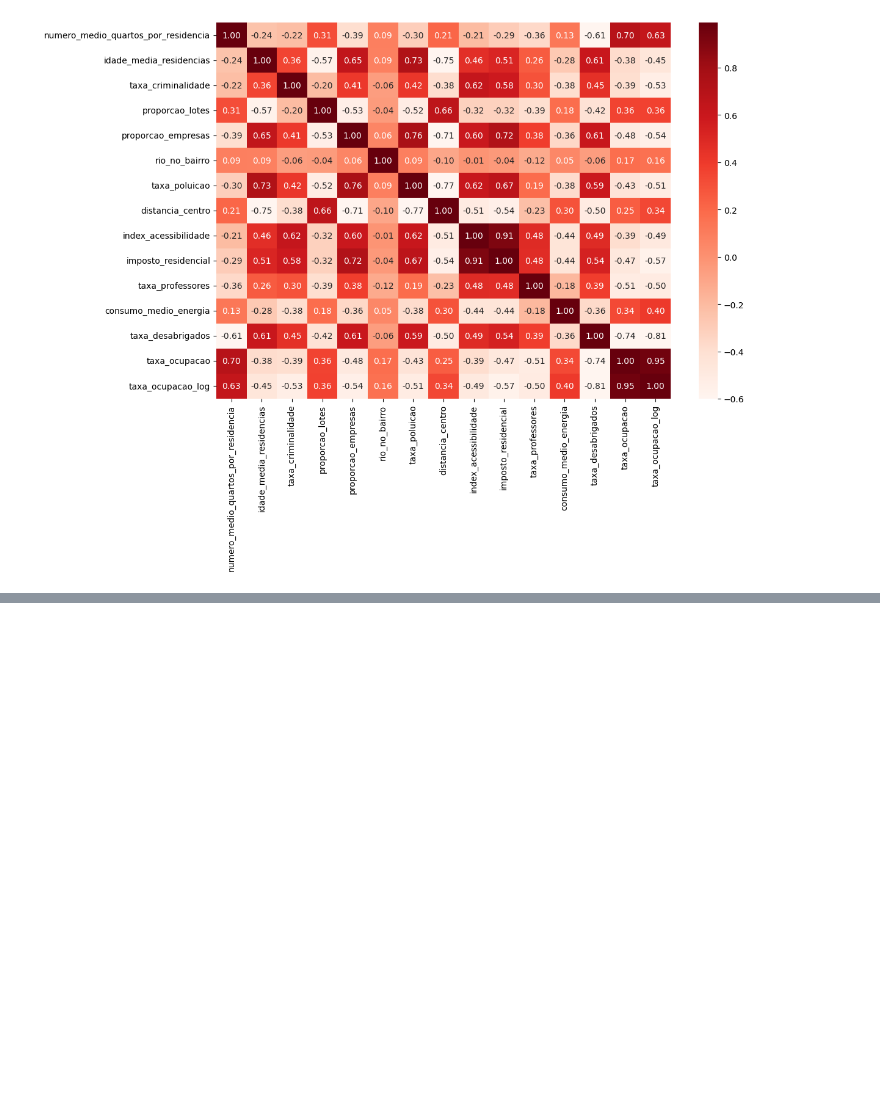
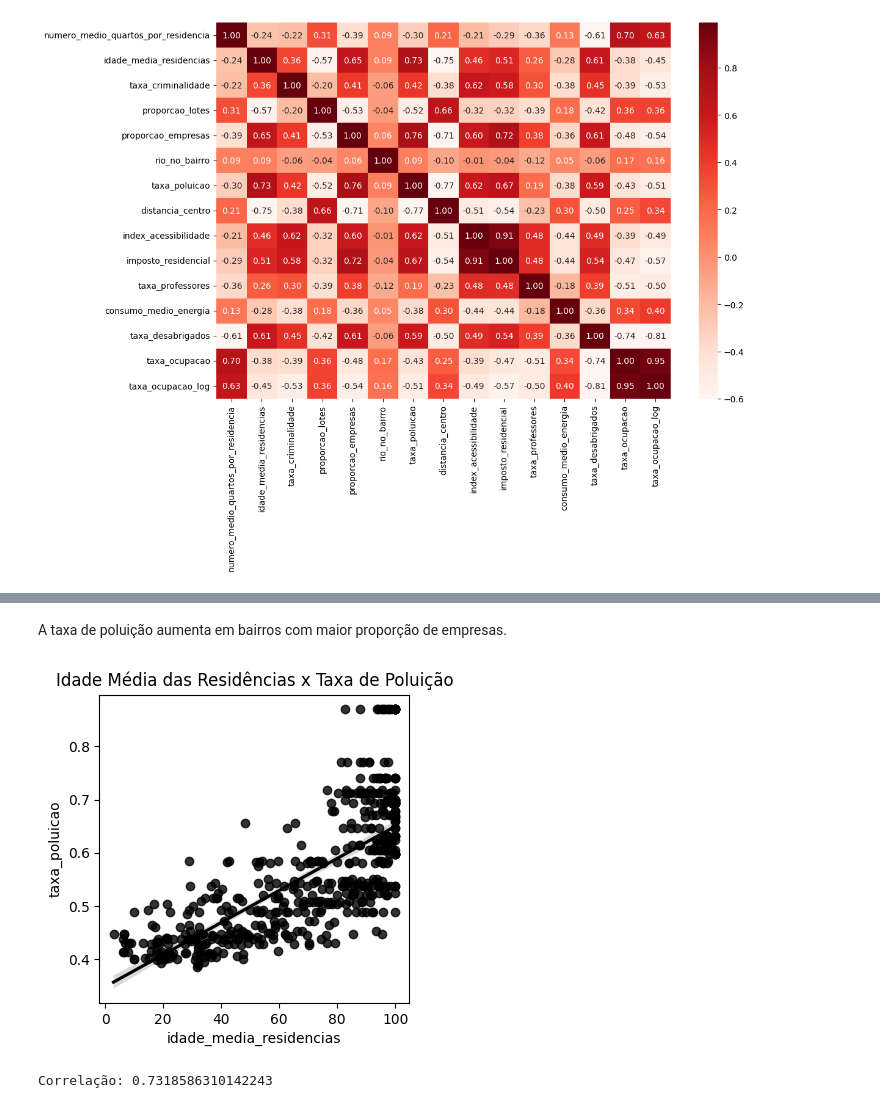
Before and after one commit to prisciladalepiane/machine-learning, a Jupyter notebook: 02-mat-est-aplicada/07-ocupacao-imoveis.ipynb, the cells around one changed output, grey strips where cells are left out. Drawn from its saved outputs; the diff is of its cells as text; code cells hidden in the pictures; blank space fills up the shorter version.

```diff
--- a/02-mat-est-aplicada/07-ocupacao-imoveis.ipynb
+++ b/02-mat-est-aplicada/07-ocupacao-imoveis.ipynb
@@ -178,0 +223,15 @@ plt.show()
+# %% [markdown]
+A taxa de poluição aumenta em bairros com maior proporção de empresas.
+# %%
+# Scatter Plot 2
+plt.figure(figsize = (4, 4))
+sns.regplot(x = 'idade_media_residencias', y = 'taxa_poluicao', data = dados, color = 'black')
+plt.title('Idade Média das Residências x Taxa de Poluição')
+plt.show()
+# %% [output]
+[figure, added]
+# %%
+correlacao = pearsonr(dados['idade_media_residencias'], dados['taxa_poluicao'])
+print(f'Correlação: {correlacao[0]}')
+# %% [output]
+Correlação: 0.7318586310142243
```
Also changed, not shown: parts of 16 cells of this notebook.
